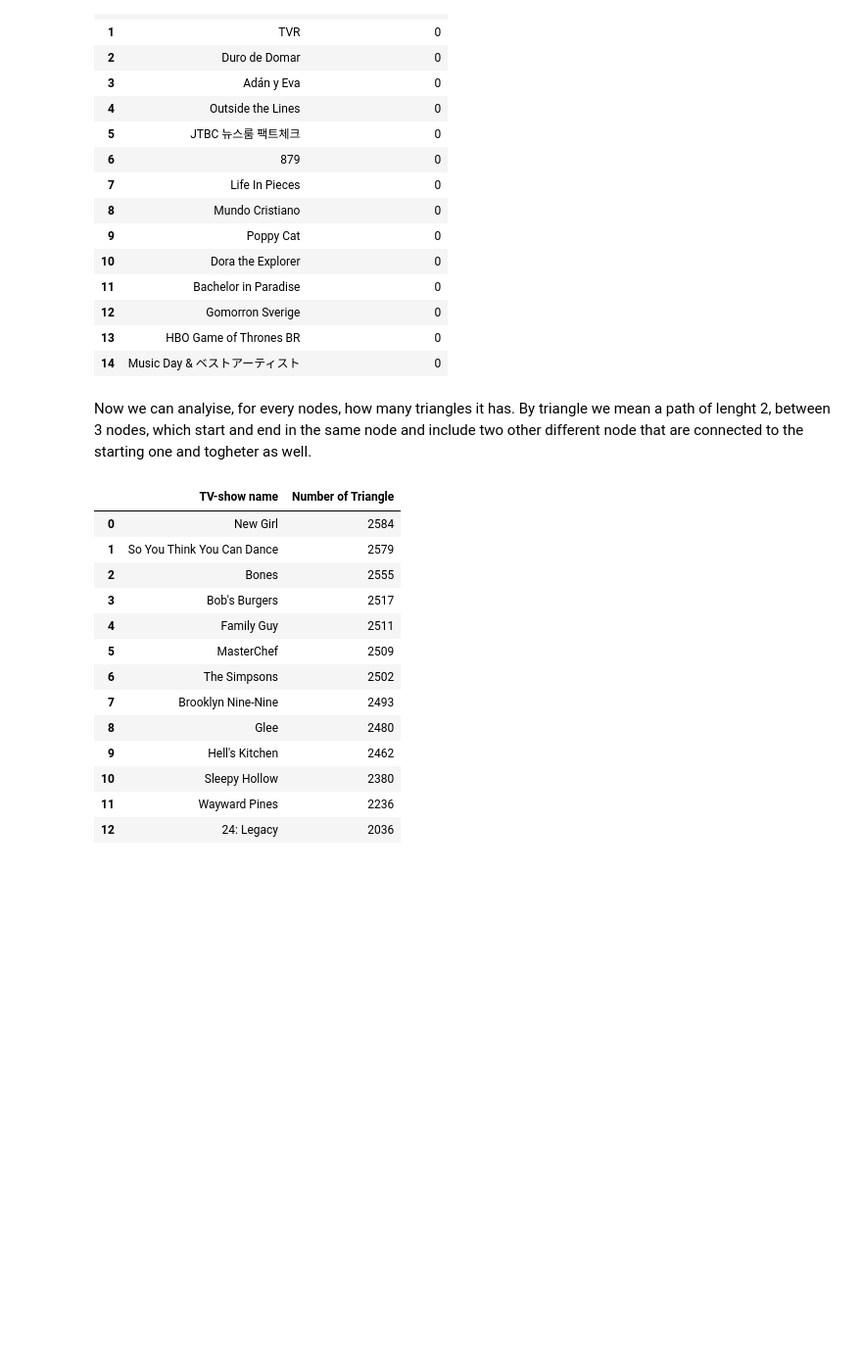
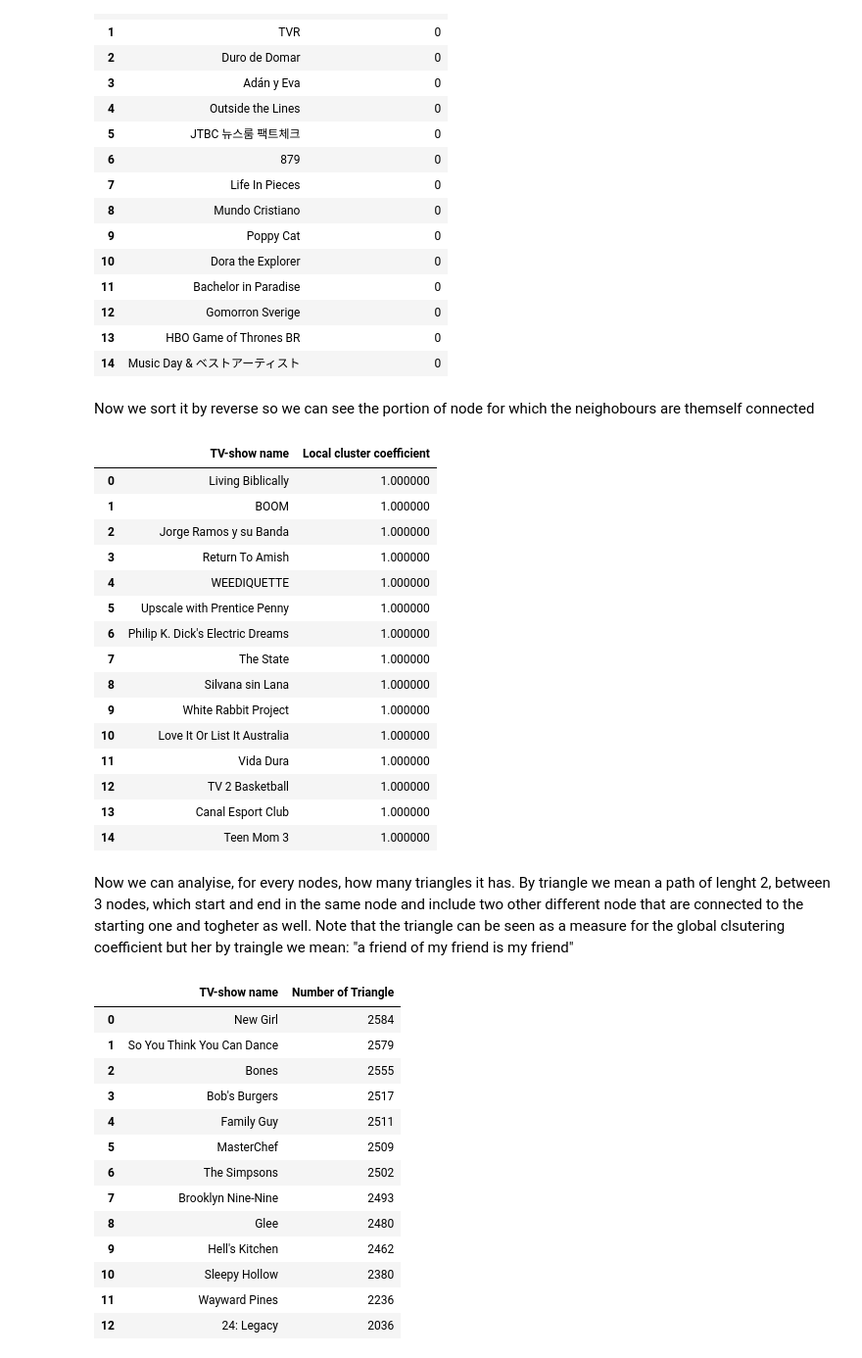
Before and after one commit to tommasopessina/TV-Show-Network-Analysis, a Jupyter notebook: Project.ipynb, the cells around one changed output. Shown: that part at 98% size. Drawn from its saved outputs; the diff is of its cells as text; code cells hidden in the pictures; blank space fills up the shorter version.

```diff
--- a/Project.ipynb
+++ b/Project.ipynb
@@ -148,8 +149,45 @@ dfc.style
 | 12 | Gomorron Sverige | 0 |
 | 13 | HBO Game of Thrones BR | 0 |
 | 14 | Music Day & ベストアーティスト | 0 |
+# %% [markdown]
+Now we sort it by reverse so we can see the portion of node for which the neighobours are themself connected
+# %%
+cluster = sorted(clustering.items(), key=lambda x: x[1], reverse=True)
+
+clust = []
+name = []
+dfc1 = pd.DataFrame()
+
+count=0
+for i in cluster:
+    if count==max_element:
+        break
+    count=count+1
+    name.append(i[0])
+    clust.append(i[1])
+
+dfc1["TV-show name"] = name
+dfc1["Local cluster coefficient"] = clust
+dfc1.style
+# %% [output]
+|  | TV-show name | Local cluster coefficient |
+| 0 | Living Biblically | 1.000000 |
+| 1 | BOOM | 1.000000 |
+| 2 | Jorge Ramos y su Banda | 1.000000 |
+| 3 | Return To Amish | 1.000000 |
+| 4 | WEEDIQUETTE | 1.000000 |
+| 5 | Upscale with Prentice Penny | 1.000000 |
+| 6 | Philip K. Dick's Electric Dreams | 1.000000 |
+| 7 | The State | 1.000000 |
+| 8 | Silvana sin Lana | 1.000000 |
+| 9 | White Rabbit Project | 1.000000 |
+| 10 | Love It Or List It Australia | 1.000000 |
+| 11 | Vida Dura | 1.000000 |
+| 12 | TV 2 Basketball | 1.000000 |
+| 13 | Canal Esport Club | 1.000000 |
+| 14 | Teen Mom 3 | 1.000000 |
 # %% [markdown]
-Now we can analyise, for every nodes, how many triangles it has. By triangle we mean a path of lenght 2, between 3 nodes, which start and end in the same node and include two other different node that are connected to the starting one and togheter as well.
+Now we can analyise, for every nodes, how many triangles it has. By triangle we mean a path of lenght 2, between 3 nodes, which start and end in the same node and include two other different node that are connected to the starting one and togheter as well. Note that the triangle can be seen as a measure for the global clsutering coefficient but her by traingle we mean: "a friend of my friend is my friend"
 # %%
 triangle = nx.triangles(graph)
 triangles = sorted(triangle.items(), key=lambda x: x[1], reverse=True)
```
Also changed, not shown: parts of 9 cells of this notebook.
